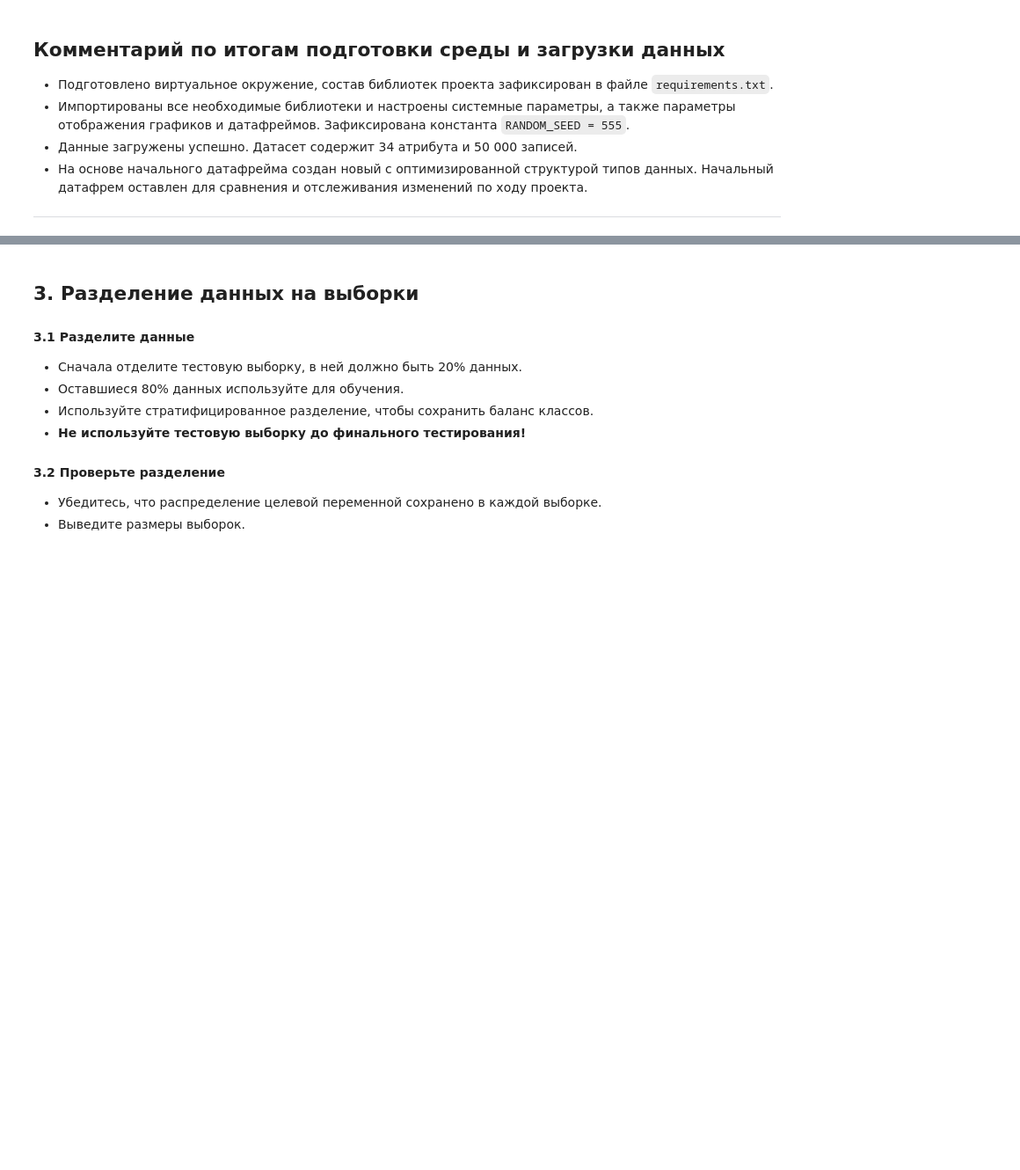
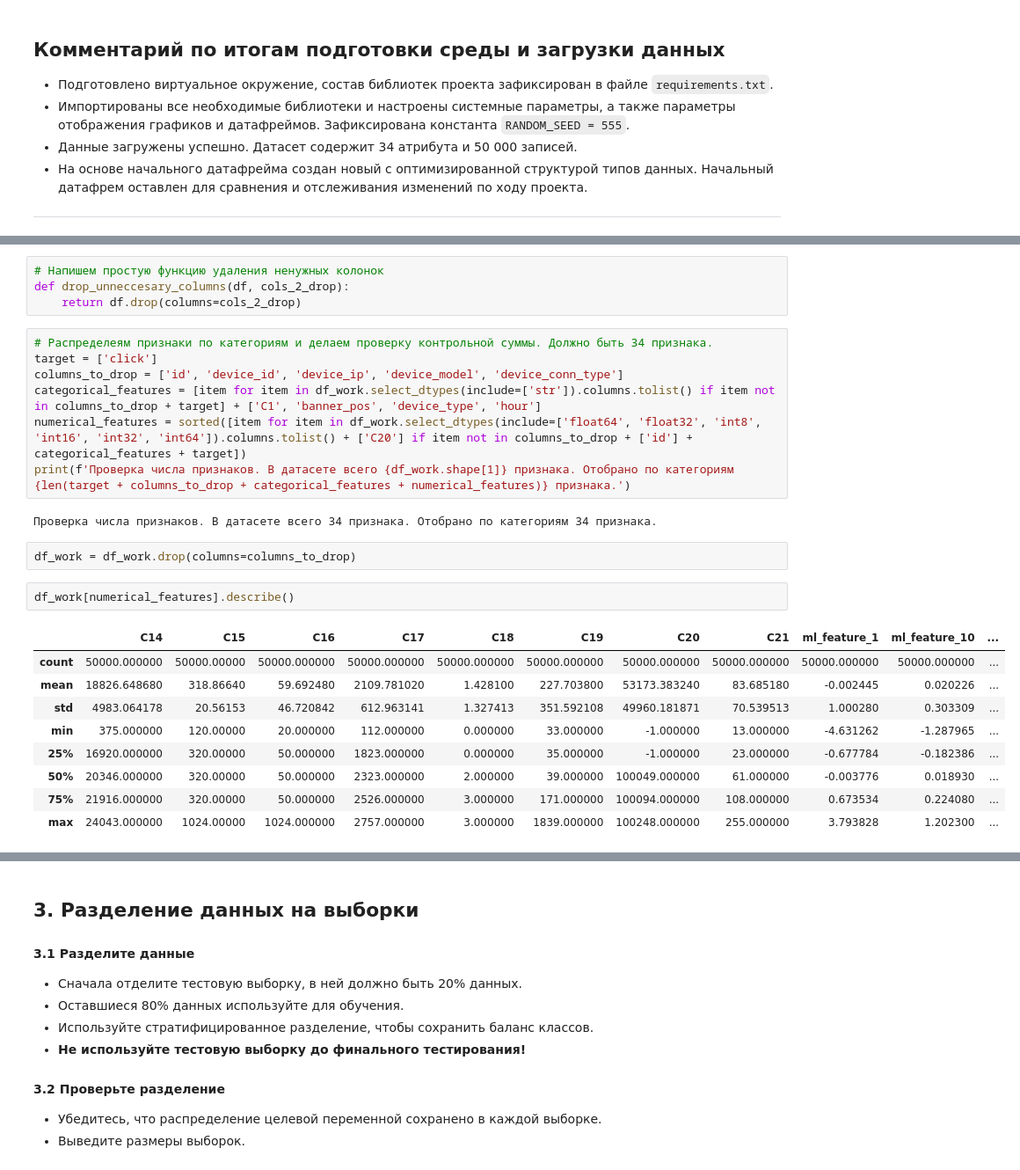
Before and after one commit to TemaQDX/sprint_12_project_advandex, a Jupyter notebook: sprint_12_project_advandex_Artem_Burov.ipynb, the cells around one changed output, grey strips where cells are left out. Shown at 88% size. Drawn from its saved outputs; the diff is of its cells as text; blank space fills up the shorter version.

```diff
--- a/sprint_12_project_advandex_Artem_Burov.ipynb
+++ b/sprint_12_project_advandex_Artem_Burov.ipynb
@@ -247,0 +437,27 @@ ___
+# %%
+# Напишем простую функцию удаления ненужных колонок
+def drop_unneccesary_columns(df, cols_2_drop):
+    return df.drop(columns=cols_2_drop)
+# %%
+# Распределеям признаки по категориям и делаем проверку контрольной суммы. Должно быть 34 признака.
+target = ['click']
+columns_to_drop = ['id', 'device_id', 'device_ip', 'device_model', 'device_conn_type']
+categorical_features = [item for item in df_work.select_dtypes(include=['str']).columns.tolist() if item not in columns_to_drop + target] + ['C1', 'banner_pos', 'device_type', 'hour']
+numerical_features = sorted([item for item in df_work.select_dtypes(include=['float64', 'float32', 'int8', 'int16', 'int32', 'int64']).columns.tolist() + ['C20'] if item not in columns_to_drop + ['id'] + categorical_features + target])
+print(f'Проверка числа признаков. В датасете всего {df_work.shape[1]} признака. Отобрано по категориям {len(target + columns_to_drop + categorical_features + numerical_features)} признака.')
+# %% [output]
+Проверка числа признаков. В датасете всего 34 признака. Отобрано по категориям 34 признака.
+# %%
+df_work = df_work.drop(columns=columns_to_drop)
+# %%
+df_work[numerical_features].describe()
+# %% [output]
+|  | C14 | C15 | C16 | C17 | C18 | C19 | C20 | C21 | ml_feature_1 | ml_feature_10 | ... |
+| count | 50000.000000 | 50000.00000 | 50000.000000 | 50000.000000 | 50000.000000 | 50000.000000 | 50000.000000 | 50000.000000 | 50000.000000 | 50000.000000 | ... |
+| mean | 18826.648680 | 318.86640 | 59.692480 | 2109.781020 | 1.428100 | 227.703800 | 53173.383240 | 83.685180 | -0.002445 | 0.020226 | ... |
+| std | 4983.064178 | 20.56153 | 46.720842 | 612.963141 | 1.327413 | 351.592108 | 49960.181871 | 70.539513 | 1.000280 | 0.303309 | ... |
+| min | 375.000000 | 120.00000 | 20.000000 | 112.000000 | 0.000000 | 33.000000 | -1.000000 | 13.000000 | -4.631262 | -1.287965 | ... |
+| 25% | 16920.000000 | 320.00000 | 50.000000 | 1823.000000 | 0.000000 | 35.000000 | -1.000000 | 23.000000 | -0.677784 | -0.182386 | ... |
+| 50% | 20346.000000 | 320.00000 | 50.000000 | 2323.000000 | 2.000000 | 39.000000 | 100049.000000 | 61.000000 | -0.003776 | 0.018930 | ... |
+| 75% | 21916.000000 | 320.00000 | 50.000000 | 2526.000000 | 3.000000 | 171.000000 | 100094.000000 | 108.000000 | 0.673534 | 0.224080 | ... |
+| max | 24043.000000 | 1024.00000 | 1024.000000 | 2757.000000 | 3.000000 | 1839.000000 | 100248.000000 | 255.000000 | 3.793828 | 1.202300 | ... |
```
Also changed, not shown: parts of 22 cells of this notebook.
